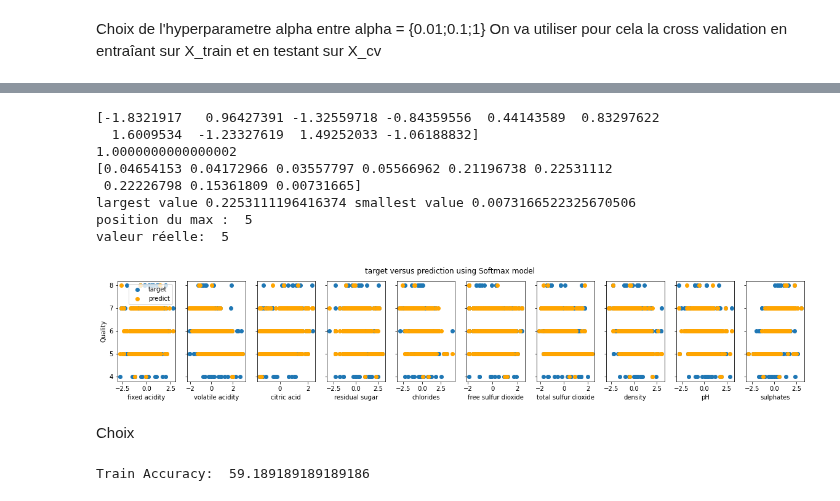
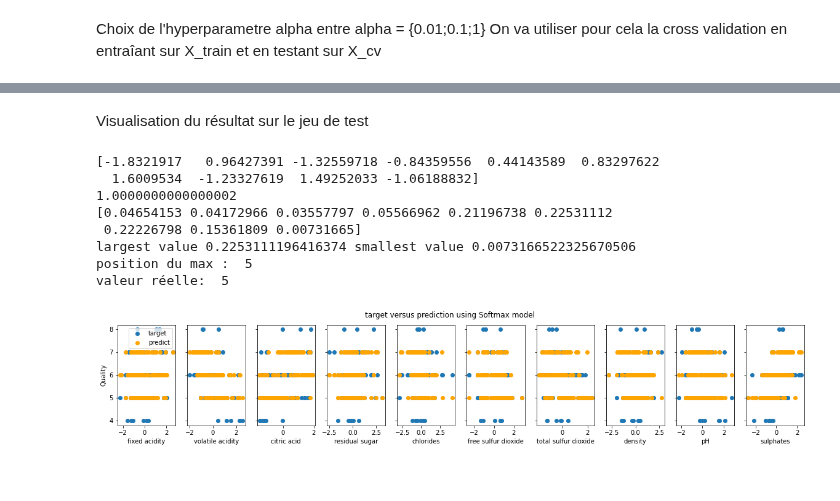
Before and after one commit to HenriS67/wineQualityPrediction, a Jupyter notebook: 3.5UTILESoftmax.ipynb, the cells around one changed output, grey strips where cells are left out. Saved outputs shown, nothing was run; the diff lists cells and outputs as text; code cells hidden in the pictures.

```diff
--- a/3.5UTILESoftmax.ipynb
+++ b/3.5UTILESoftmax.ipynb
@@ -277,7 +277,7 @@ def gradient_descent_softmax(X, y, W_in, B_in, alpha, num_iters):
             J_history.append( compute_cost_softmax(X, y, W, B) )
 
         # Print cost every at intervals 10 times or as many iterations if < 10
-        if i% math.ceil(num_iters / 10) == 0:
+        if i% math.ceil(num_iters / 30) == 0:
 
             print(f"Iteration {i:4d}: Cost {J_history[-1]}   ")
             #print("W : ",W," B : ",B)
@@ -302,7 +302,7 @@ initial_B = np.ones(nbClasses)*0.5
 iterations = 1000
 alpha1 = 0.01 ; alpha2=0.1 ; alpha3=1
 
-W,B, J_history = gradient_descent_softmax(X_train, y_train, initial_W, initial_B, alpha, iterations)
+W,B, J_history = gradient_descent_softmax(X_train, y_train, initial_W, initial_B, alpha1, iterations)
 W2,B2, J_history2 = gradient_descent_softmax(X_train, y_train, initial_W, initial_B, alpha2, iterations)
 W3,B3, J_history3 = gradient_descent_softmax(X_train, y_train, initial_W, initial_B, alpha3, iterations)
 
@@ -332,3 +372,5 @@ Test du résultat :
+# %% [markdown]
+Visualisation du résultat sur le jeu de test
 # %%
 def locateMax(tab):
     max=0
@@ -360,32 +402,22 @@ position du max :  5
 valeur réelle:  5
 # %%
 #predict target using normalized features
-m = X_train.shape[0]
+m = X_test.shape[0]
 yp = np.zeros(m)
-for loop in range(len(X_train)):
-    tabProbas=np.dot(W,X_train[loop])+B
+for loop in range(len(X_test)):
+    tabProbas=np.dot(W,X_test[loop])+B
     tabProbas=sigmoid(tabProbas)
     tabProbas=tabProbas/np.sum(tabProbas)
     yp[loop]=locateMax(tabProbas)
 
     # plot predictions and targets versus original features
 fig,ax=plt.subplots(1,nb_feature,figsize=(20, 3),sharey=True)
 for i in range(len(ax)):
-    ax[i].scatter([X_train[:,i]],y_train, label = 'target')
+    ax[i].scatter([X_test[:,i]],y_test, label = 'target')
     ax[i].set_xlabel(X_features[i])
-    ax[i].scatter([X_train[:,i]],yp,color="orange", label = 'predict')
+    ax[i].scatter([X_test[:,i]],yp,color="orange", label = 'predict')
 ax[0].set_ylabel("Quality"); ax[0].legend()
 fig.suptitle("target versus prediction using Softmax model")
 plt.show()
 # %% [output]
-[figure, old version]
+[figure, new version]
-# %% [markdown]
-Choix
-# %%
-sum=0
-for loop in range(len(yp)):
-    if(yp[loop] == y_train[loop]):
-        sum+=1
-print('Train Accuracy: ',(sum/len(yp))*100)
-# %% [output]
-Train Accuracy:  59.189189189189186
```
Also changed, not shown: parts of 5 cells of this notebook.
